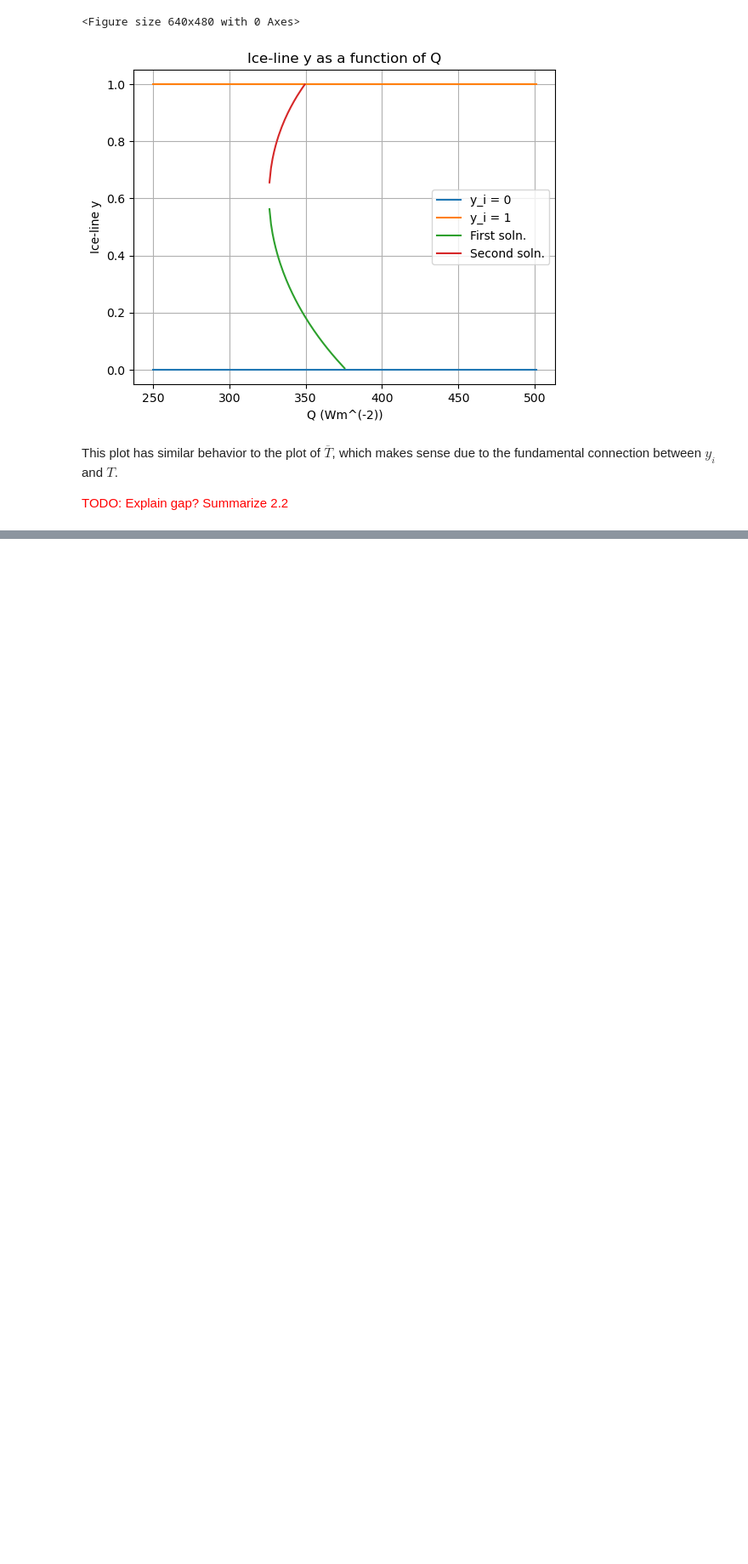
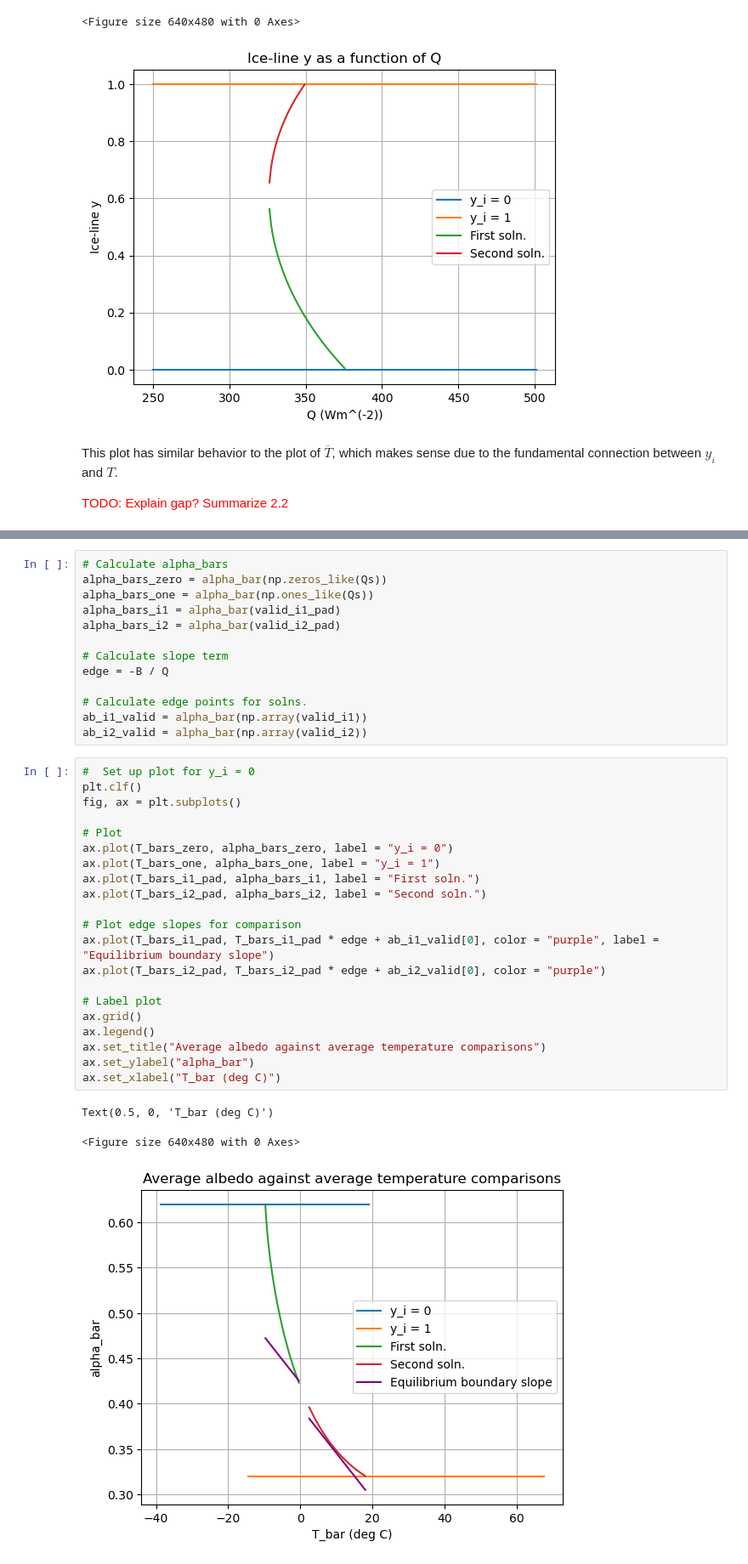
Before and after one commit to lemondoroshow/geoscienceModeling, a Jupyter notebook: planetaryClimates/modelingPlanetaryTemperature.ipynb, the cells around one changed output, grey strips where cells are left out. Shown at 85% size. Cells and saved outputs as stored; diff of their text form; blank space fills up the shorter version.

```diff
--- a/planetaryClimates/modelingPlanetaryTemperature.ipynb
+++ b/planetaryClimates/modelingPlanetaryTemperature.ipynb
@@ -408,0 +412,38 @@ This plot has similar behavior to the plot of $\overline{T}$, which makes sense
+# %%
+# Calculate alpha_bars
+alpha_bars_zero = alpha_bar(np.zeros_like(Qs))
+alpha_bars_one = alpha_bar(np.ones_like(Qs))
+alpha_bars_i1 = alpha_bar(valid_i1_pad)
+alpha_bars_i2 = alpha_bar(valid_i2_pad)
+
+# Calculate slope term
+edge = -B / Q
+
+# Calculate edge points for solns.
+ab_i1_valid = alpha_bar(np.array(valid_i1))
+ab_i2_valid = alpha_bar(np.array(valid_i2))
+# %%
+#  Set up plot for y_i = 0
+plt.clf()
+fig, ax = plt.subplots()
+
+# Plot
+ax.plot(T_bars_zero, alpha_bars_zero, label = "y_i = 0")
+ax.plot(T_bars_one, alpha_bars_one, label = "y_i = 1")
+ax.plot(T_bars_i1_pad, alpha_bars_i1, label = "First soln.")
+ax.plot(T_bars_i2_pad, alpha_bars_i2, label = "Second soln.")
+
+# Plot edge slopes for comparison
+ax.plot(T_bars_i1_pad, T_bars_i1_pad * edge + ab_i1_valid[0], color = "purple", label = "Equilibrium boundary slope")
+ax.plot(T_bars_i2_pad, T_bars_i2_pad * edge + ab_i2_valid[0], color = "purple")
+
+# Label plot
+ax.grid()
+ax.legend()
+ax.set_title("Average albedo against average temperature comparisons")
+ax.set_ylabel("alpha_bar")
+ax.set_xlabel("T_bar (deg C)")
+# %% [output]
+Text(0.5, 0, 'T_bar (deg C)')
+<Figure size 640x480 with 0 Axes>
+[figure, added]
```
Also changed, not shown: parts of 2 cells of this notebook.
